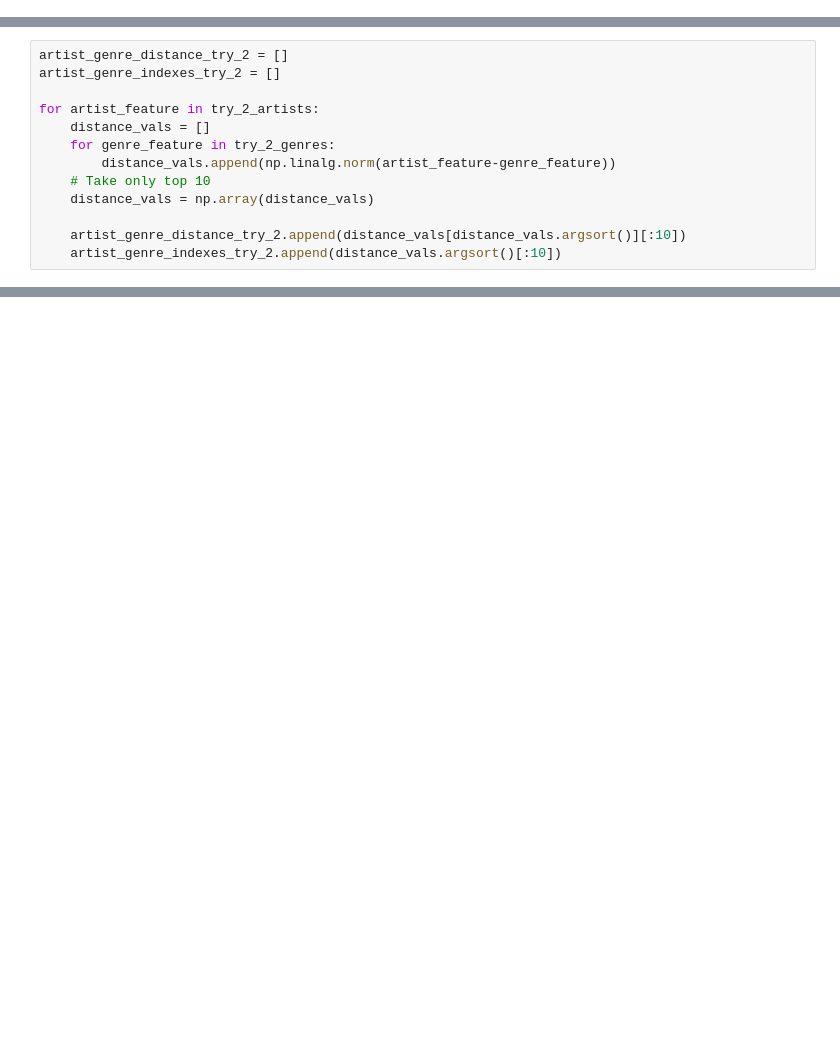
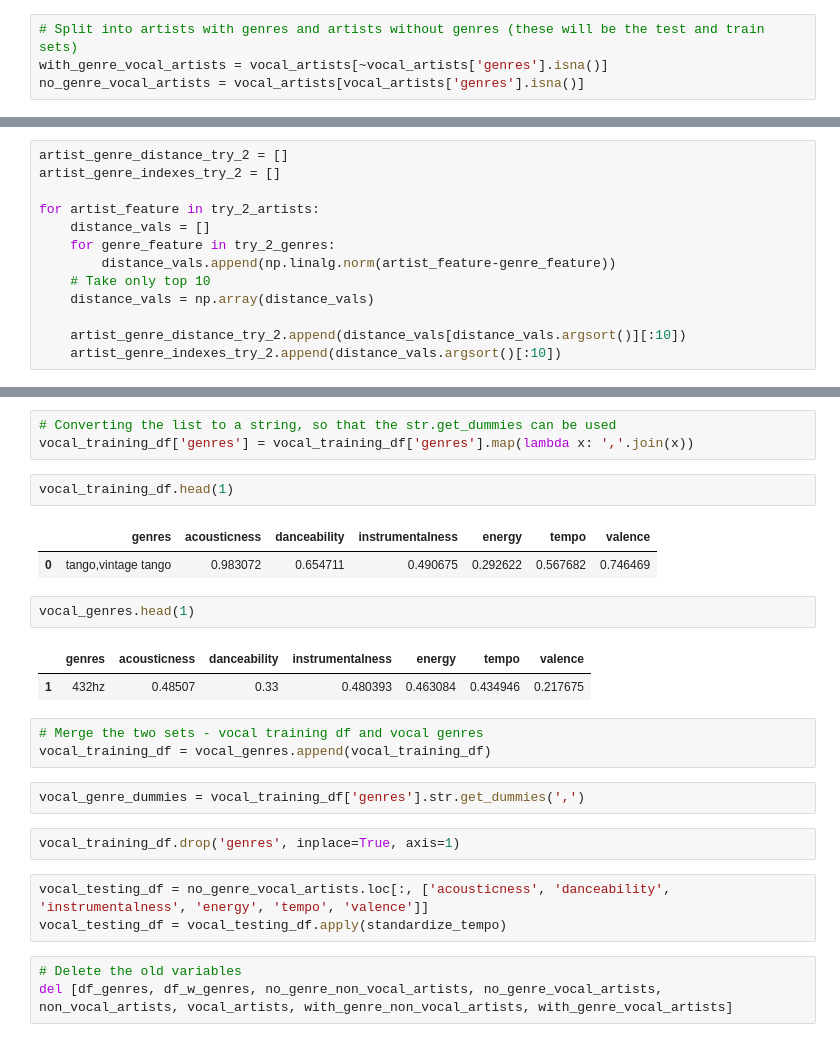
Before and after one commit to agastya1995/Spotify_Analysis, a Jupyter notebook: predicting_genres.ipynb, the cells around one changed output, grey strips where cells are left out. Saved outputs shown, nothing was run; the diff lists cells and outputs as text; blank space fills up the shorter version.

```diff
--- a/predicting_genres.ipynb
+++ b/predicting_genres.ipynb
@@ -73,0 +38,4 @@ df_genres.corr()[abs(df_genres.corr())>(.7)]
+# %%
+# Split into artists with genres and artists without genres (these will be the test and train sets)
+with_genre_vocal_artists = vocal_artists[~vocal_artists['genres'].isna()]
+no_genre_vocal_artists = vocal_artists[vocal_artists['genres'].isna()]
@@ -200,0 +189,26 @@ Name: 387, dtype: object
+# %%
+# Converting the list to a string, so that the str.get_dummies can be used
+vocal_training_df['genres'] = vocal_training_df['genres'].map(lambda x: ','.join(x))
+# %%
+vocal_training_df.head(1)
+# %% [output]
+|  | genres | acousticness | danceability | instrumentalness | energy | tempo | valence |
+| 0 | tango,vintage tango | 0.983072 | 0.654711 | 0.490675 | 0.292622 | 0.567682 | 0.746469 |
+# %%
+vocal_genres.head(1)
+# %% [output]
+|  | genres | acousticness | danceability | instrumentalness | energy | tempo | valence |
+| 1 | 432hz | 0.48507 | 0.33 | 0.480393 | 0.463084 | 0.434946 | 0.217675 |
+# %%
+# Merge the two sets - vocal training df and vocal genres
+vocal_training_df = vocal_genres.append(vocal_training_df)
+# %%
+vocal_genre_dummies = vocal_training_df['genres'].str.get_dummies(',')
+# %%
+vocal_training_df.drop('genres', inplace=True, axis=1)
+# %%
+vocal_testing_df = no_genre_vocal_artists.loc[:, ['acousticness', 'danceability', 'instrumentalness', 'energy', 'tempo', 'valence']]
+vocal_testing_df = vocal_testing_df.apply(standardize_tempo)
+# %%
+# Delete the old variables
+del [df_genres, df_w_genres, no_genre_non_vocal_artists, no_genre_vocal_artists, non_vocal_artists, vocal_artists, with_genre_non_vocal_artists, with_genre_vocal_artists]
```
Also changed, not shown: parts of 49 cells of this notebook.
